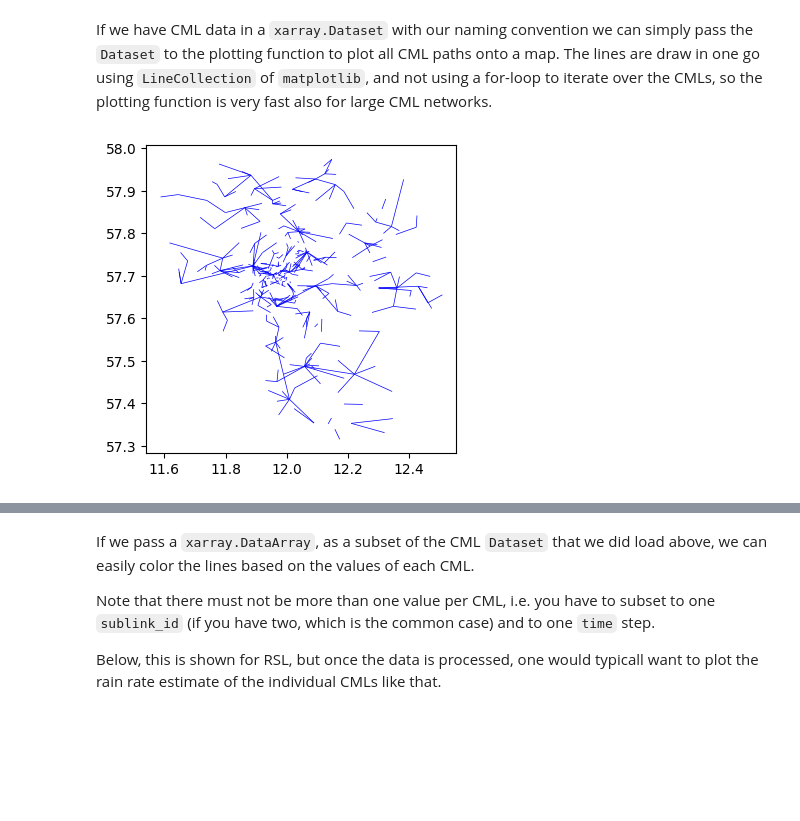
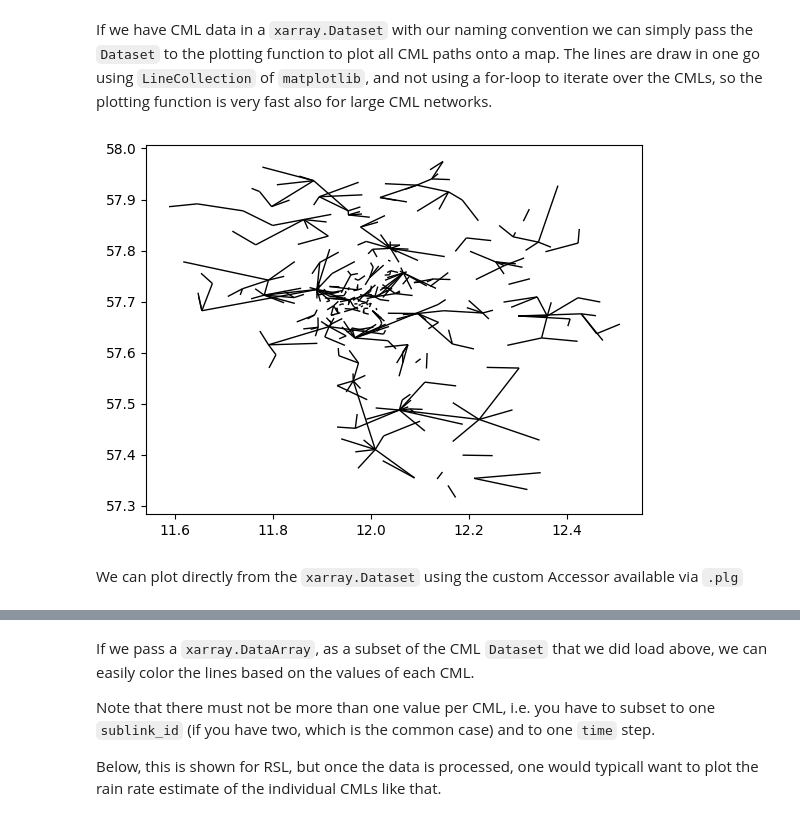
Before and after one commit to OpenSenseAction/poligrain, a Jupyter notebook: docs/notebooks/Plotting.ipynb, the cells around one changed output, grey strips where cells are left out. Cells and saved outputs as stored; diff of their text form; code cells hidden in the pictures; blank space fills up the shorter version.

Commit message:
add standard plotting function back into notebook

```diff
--- a/docs/notebooks/Plotting.ipynb
+++ b/docs/notebooks/Plotting.ipynb
@@ -14,10 +16,3 @@ import xarray as xr
 ## Plot CML paths
 # %% [markdown]
 If we have CML data in a `xarray.Dataset` with our naming convention we can simply pass the `Dataset` to the plotting function to plot all CML paths onto a map. The lines are draw in one go using `LineCollection` of `matplotlib`, and not using a for-loop to iterate over the CMLs, so the plotting function is very fast also for large CML networks.
-# %%
-ds_cmls = xr.open_dataset("../../tests/test_data/openMRG_CML_180minutes.nc")
-
-fig, ax = plt.subplots(figsize=(4, 4))
-ds_cmls.plg.plot_cmls(line_width=0.5, ax=ax, line_color="b");
-# %% [output]
-[figure, removed]
@@ -23,0 +21,6 @@ ds_cmls.plg.plot_cmls(line_width=0.5, ax=ax, line_color="b");
+# %%
+plg.plot_map.plot_lines(ds_cmls);
+# %% [output]
+[figure, added]
+# %% [markdown]
+We can plot directly from the `xarray.Dataset` using the custom Accessor available via `.plg`
```
Also changed, not shown: parts of 3 cells of this notebook.
